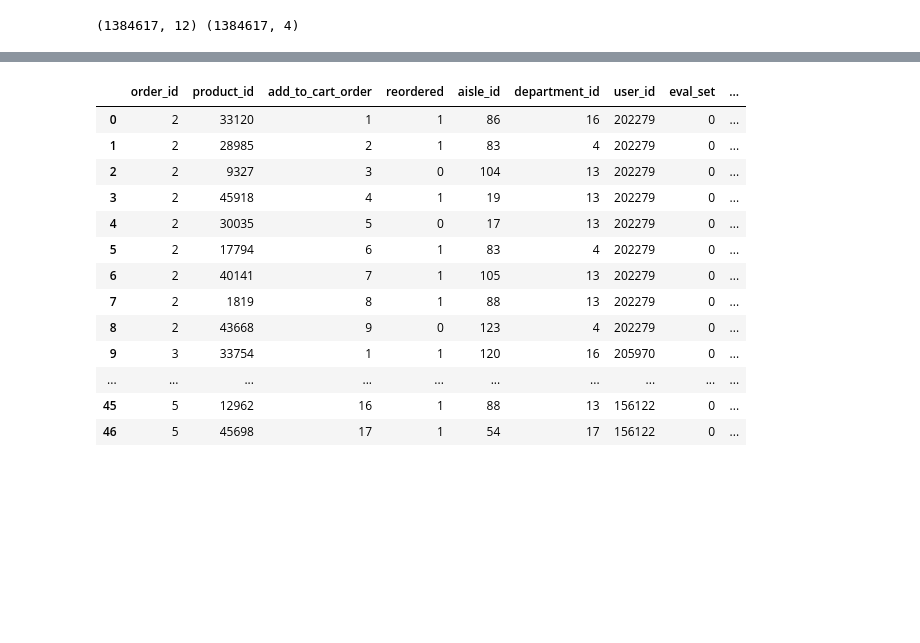
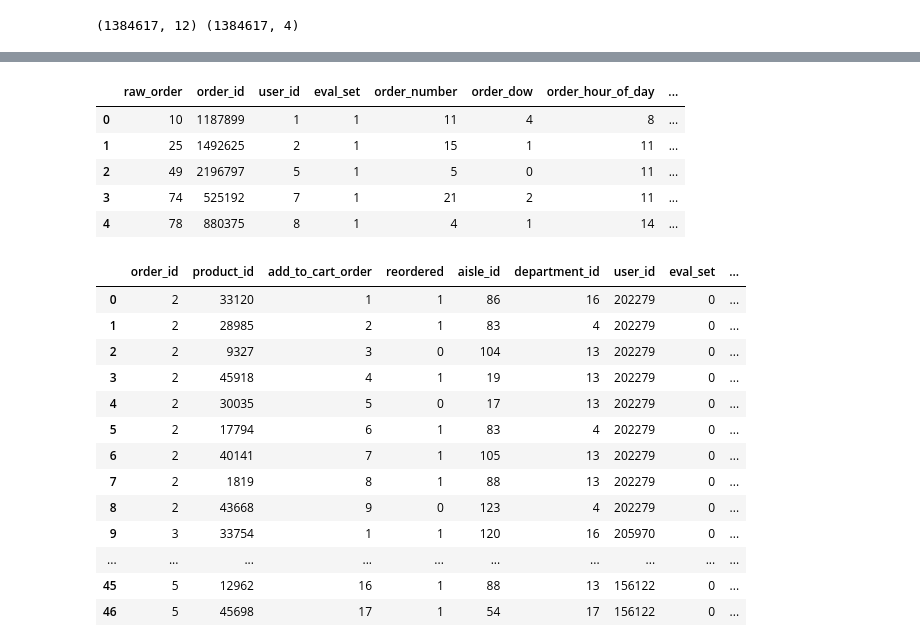
Before and after one commit to bseifert14/Capstone_project_GA, a Jupyter notebook: F1 Score.ipynb, the cells around one changed output, grey strips where cells are left out. Cells and saved outputs as stored; diff of their text form; code cells hidden in the pictures; blank space fills up the shorter version.

```diff
--- a/F1 Score.ipynb
+++ b/F1 Score.ipynb
@@ -85,3 +127,12 @@ train_orders.reset_index(inplace=True)
+# %%
+train_orders.head()
+# %% [output]
+|  | raw_order | order_id | user_id | eval_set | order_number | order_dow | order_hour_of_day | ... |
+| 0 | 10 | 1187899 | 1 | 1 | 11 | 4 | 8 | ... |
+| 1 | 25 | 1492625 | 2 | 1 | 15 | 1 | 11 | ... |
+| 2 | 49 | 2196797 | 5 | 1 | 5 | 0 | 11 | ... |
+| 3 | 74 | 525192 | 7 | 1 | 21 | 2 | 11 | ... |
+| 4 | 78 | 880375 | 8 | 1 | 4 | 1 | 14 | ... |
 # %%
 order_details.head(50)
 # %% [output]
```
Also changed, not shown: parts of 6 cells of this notebook, 1 other file.
